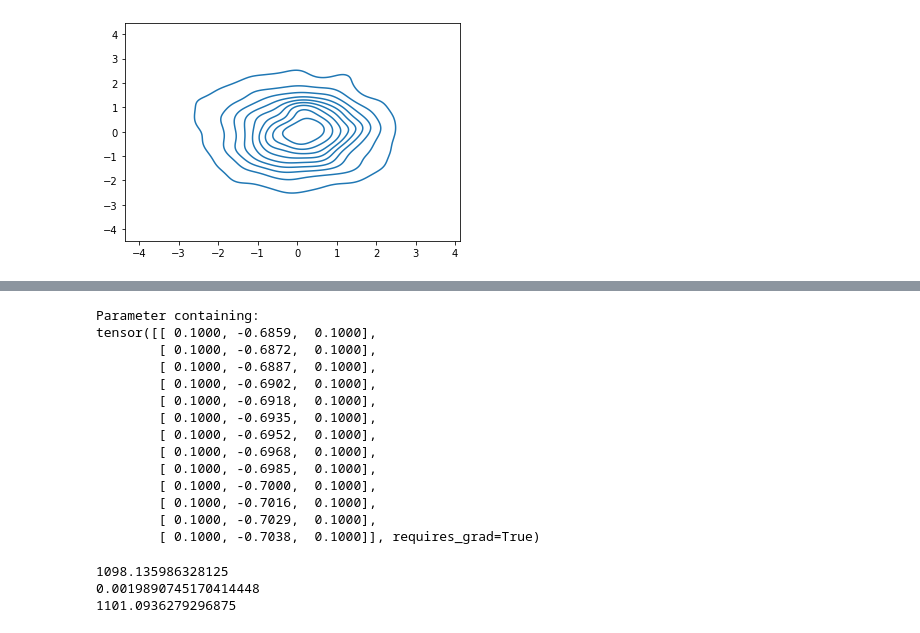
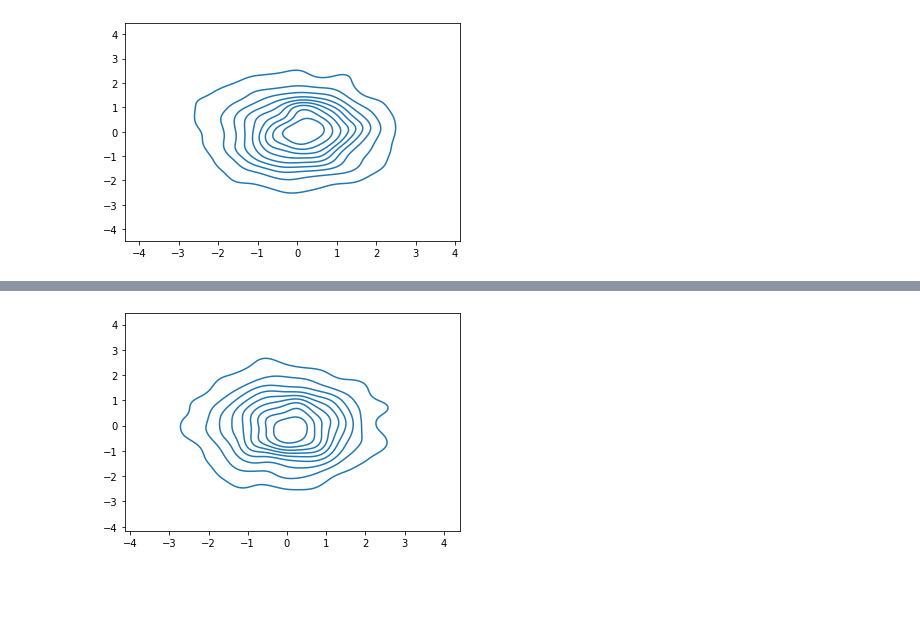
Before and after one commit to MatthiasHerp/mctm_pytorch, a Jupyter notebook: demo.ipynb, the cells around one changed output, grey strips where cells are left out. Drawn from its saved outputs; the diff is of its cells as text; code cells hidden in the pictures; blank space fills up the shorter version.

```diff
--- a/demo.ipynb
+++ b/demo.ipynb
@@ -389,26 +230,7 @@ tensor([[ True,  True, False],
-# %%
-decorr.params
-# %% [output]
-Parameter containing:
-tensor([[ 0.1000, -0.6859,  0.1000],
-        [ 0.1000, -0.6872,  0.1000],
-        [ 0.1000, -0.6887,  0.1000],
-        [ 0.1000, -0.6902,  0.1000],
-        [ 0.1000, -0.6918,  0.1000],
-        [ 0.1000, -0.6935,  0.1000],
-        [ 0.1000, -0.6952,  0.1000],
-        [ 0.1000, -0.6968,  0.1000],
-        [ 0.1000, -0.6985,  0.1000],
-        [ 0.1000, -0.7000,  0.1000],
-        [ 0.1000, -0.7016,  0.1000],
-        [ 0.1000, -0.7029,  0.1000],
-        [ 0.1000, -0.7038,  0.1000]], requires_grad=True)
-# %%
-z, log_d = decorr.forward(y)
-print(torch.mean(torch.cov(z[:,(0,1)])).item())
-print(torch.mean(torch.cov(z[:,(0,2)])).item())
-print(torch.mean(torch.cov(z[:,(2,1)])).item())
-# %% [output]
-1098.135986328125
-0.0019890745170414448
-1101.0936279296875
+# %%
+z, log_d = decorr.forward(y)
+z = z.detach().numpy()
+sns.kdeplot(x=z[:,0], y=z[:,1])
+plt.show()
+# %% [output]
+[figure, added]
```
Also changed, not shown: parts of 20 cells of this notebook, 1 other file.
